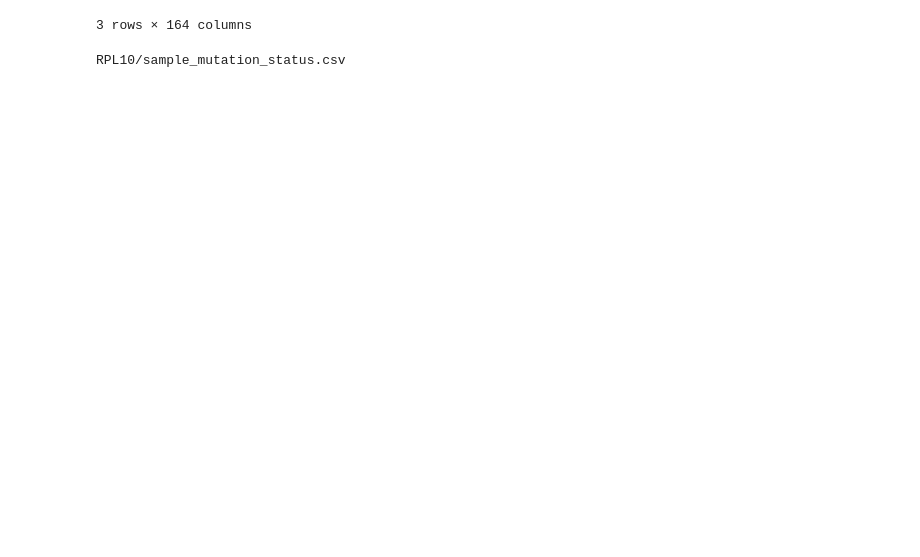
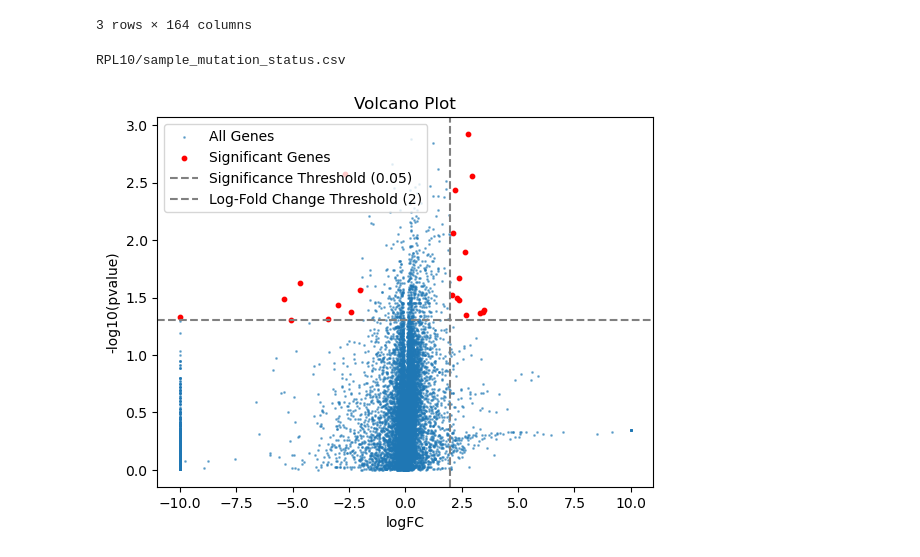
Before and after one commit to MeltemTutar/huang, a Jupyter notebook: Respond/Mutated_gene_expression_explore.ipynb, the cells around one changed output. Cells and saved outputs as stored; diff of their text form; code cells hidden in the pictures; blank space fills up the shorter version.

```diff
--- a/Respond/Mutated_gene_expression_explore.ipynb
+++ b/Respond/Mutated_gene_expression_explore.ipynb
@@ -391,9 +366,11 @@ histogram_of_column_and_save(volcano_plot_df, 'adjusted_pvalue')
 # %%
 # clip logFC for the plot. not above bc need the full value for the histogram
 def volcano_plot(input_file_path, yaxis, xaxis, output_folder=target_gene):
+
     df = pd.read_csv(input_file_path)
+    # Clip outliers in 'logFC' column
+    df['logFC'] = df['logFC'].clip(lower=-10, upper=10)
     plt.scatter(x=df[xaxis],y=df[yaxis].apply(lambda x:-np.log10(x)),s=1)
-
     plt.xlabel(xaxis)
     plt.ylabel(f'-log10({yaxis})')
     plt.title('Volcano Plot')
@@ -421,0 +380,33 @@ volcano_plot(input_file_path=volcano_input_filename, yaxis='pvalue', xaxis='logF
+# %%
+import pandas as pd
+import matplotlib.pyplot as plt
+import numpy as np
+
+def volcano_plot(input_file_path, yaxis, xaxis, significance_threshold=0.05, logfold_threshold=2):
+    df = pd.read_csv(input_file_path)
+
+    # Clip outliers in 'logFC' column
+    df['logFC'] = df['logFC'].clip(lower=-10, upper=10)
+
+    # Apply -log10 transformation to the p-value
+    df['-log10_pvalue'] = -np.log10(df[yaxis])
+
+    # Highlight significant points with large log-fold changes
+    significant_genes = df[(df[yaxis] < significance_threshold) & (np.abs(df['logFC']) > logfold_threshold)]
+
+    plt.scatter(x=df[xaxis], y=df['-log10_pvalue'], s=1, label='All Genes', alpha=0.5)
+    plt.scatter(x=significant_genes[xaxis], y=significant_genes['-log10_pvalue'], s=10, c='red', label='Significant Genes')
+
+    plt.xlabel(xaxis)
+    plt.ylabel(f'-log10({yaxis})')
+    plt.title('Volcano Plot')
+    plt.axhline(-np.log10(significance_threshold), color='gray', linestyle='--', label=f'Significance Threshold ({significance_threshold})')
+    plt.axvline(logfold_threshold, color='gray', linestyle='--', label=f'Log-Fold Change Threshold ({logfold_threshold})')
+    plt.legend()
+
+    plt.show()
+
+# Example usage:
+volcano_plot(volcano_input_filename, 'pvalue', 'logFC')
+# %% [output]
+[figure, added]
```
Also changed, not shown: parts of 14 cells of this notebook.
